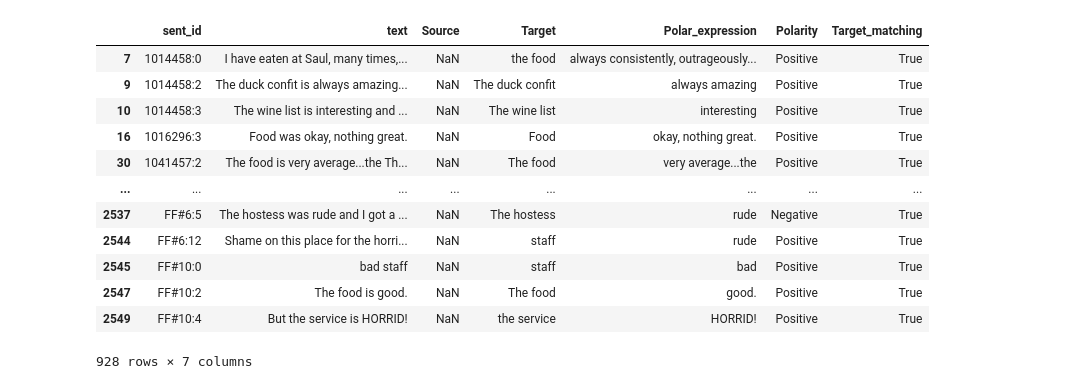
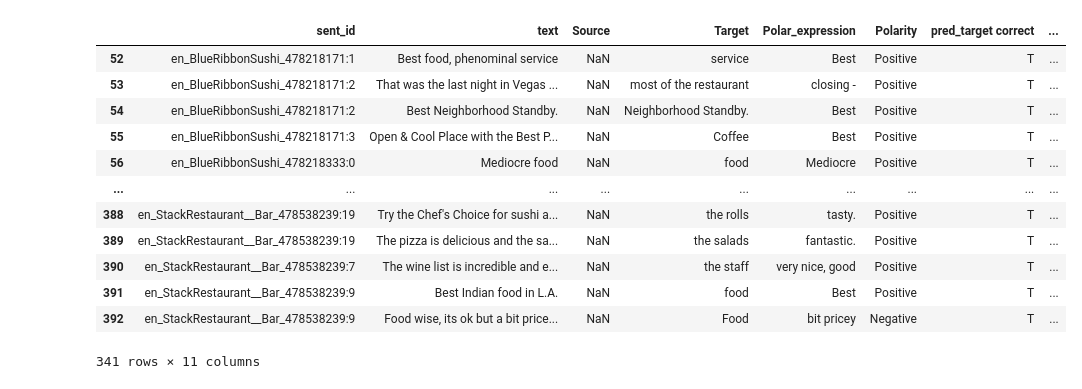
Before and after one commit to Nana2929/ckip_absa_en, a Jupyter notebook: notebooks/32.0-semeval16-csv-convert.ipynb, the cells around one changed output. Drawn from its saved outputs; the diff is of its cells as text; code cells hidden in the pictures.

Commit message:
add s16+_train

```diff
--- a/notebooks/32.0-semeval16-csv-convert.ipynb
+++ b/notebooks/32.0-semeval16-csv-convert.ipynb
@@ -4,18 +18,17 @@ import json
 # %%
-df = pd.read_csv('../semEval16/check_correctness/graph-train-correctness.csv', encoding='utf-8')
+df = pd.read_csv('../semEval16/check_correctness/graph-test-correctness.csv', encoding='utf-8')
 df[df.Target_matching == True]
-# df
 # %% [output]
-|  | sent_id | text | Source | Target | Polar_expression | Polarity | Target_matching |
-| 7 | 1014458:0 | I have eaten at Saul, many times,... | NaN | the food | always consistently, outrageously... | Positive | True |
-| 9 | 1014458:2 | The duck confit is always amazing... | NaN | The duck confit | always amazing | Positive | True |
-| 10 | 1014458:3 | The wine list is interesting and ... | NaN | The wine list | interesting | Positive | True |
-| 16 | 1016296:3 | Food was okay, nothing great. | NaN | Food | okay, nothing great. | Positive | True |
-| 30 | 1041457:2 | The food is very average...the Th... | NaN | The food | very average...the | Positive | True |
-| ... | ... | ... | ... | ... | ... | ... | ... |
-| 2537 | FF#6:5 | The hostess was rude and I got a ... | NaN | The hostess | rude | Negative | True |
-| 2544 | FF#6:12 | Shame on this place for the horri... | NaN | staff | rude | Positive | True |
-| 2545 | FF#10:0 | bad staff | NaN | staff | bad | Positive | True |
-| 2547 | FF#10:2 | The food is good. | NaN | The food | good. | Positive | True |
-| 2549 | FF#10:4 | But the service is HORRID! | NaN | the service | HORRID! | Positive | True |
+|  | sent_id | text | Source | Target | Polar_expression | Polarity | pred_target correct | ... |
+| 52 | en_BlueRibbonSushi_478218171:1 | Best food, phenominal service | NaN | service | Best | Positive | T | ... |
+| 53 | en_BlueRibbonSushi_478218171:2 | That was the last night in Vegas ... | NaN | most of the restaurant | closing - | Positive | T | ... |
+| 54 | en_BlueRibbonSushi_478218171:2 | Best Neighborhood Standby. | NaN | Neighborhood Standby. | Best | Positive | T | ... |
+| 55 | en_BlueRibbonSushi_478218171:3 | Open & Cool Place with the Best P... | NaN | Coffee | Best | Positive | T | ... |
+| 56 | en_BlueRibbonSushi_478218333:0 | Mediocre food | NaN | food | Mediocre | Positive | T | ... |
+| ... | ... | ... | ... | ... | ... | ... | ... | ... |
+| 388 | en_StackRestaurant__Bar_478538239:19 | Try the Chef's Choice for sushi a... | NaN | the rolls | tasty. | Positive | T | ... |
+| 389 | en_StackRestaurant__Bar_478538239:19 | The pizza is delicious and the sa... | NaN | the salads | fantastic. | Positive | T | ... |
+| 390 | en_StackRestaurant__Bar_478538239:7 | The wine list is incredible and e... | NaN | the staff | very nice, good | Positive | T | ... |
+| 391 | en_StackRestaurant__Bar_478538239:9 | Best Indian food in L.A. | NaN | food | Best | Positive | T | ... |
+| 392 | en_StackRestaurant__Bar_478538239:9 | Food wise, its ok but a bit price... | NaN | Food | bit pricey | Negative | T | ... |
-928 rows × 7 columns
+341 rows × 11 columns
```
Also changed, not shown: parts of 15 cells of this notebook, 1 other file.
